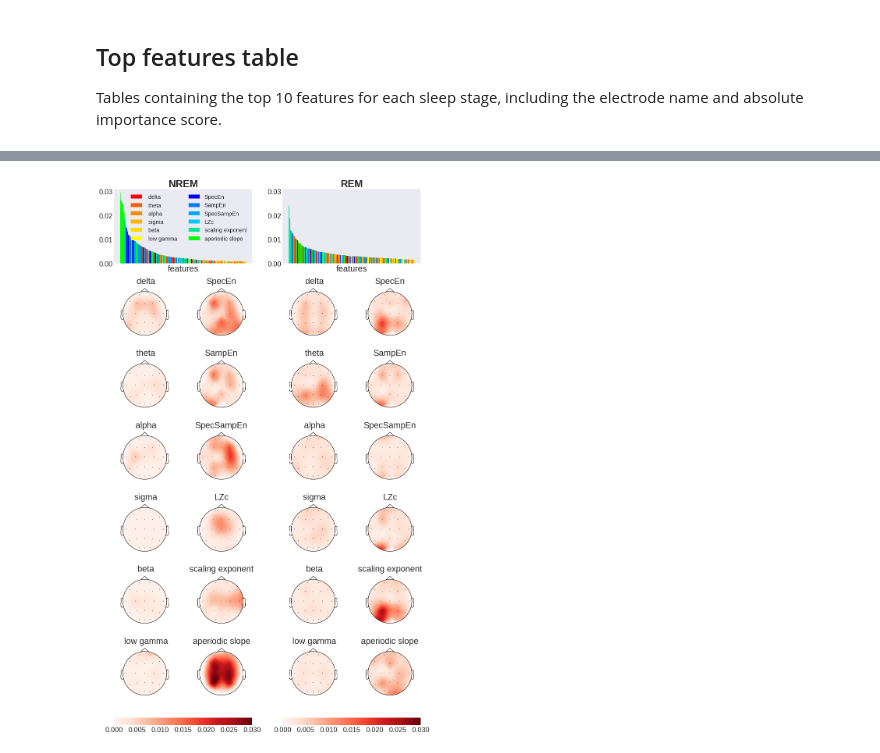
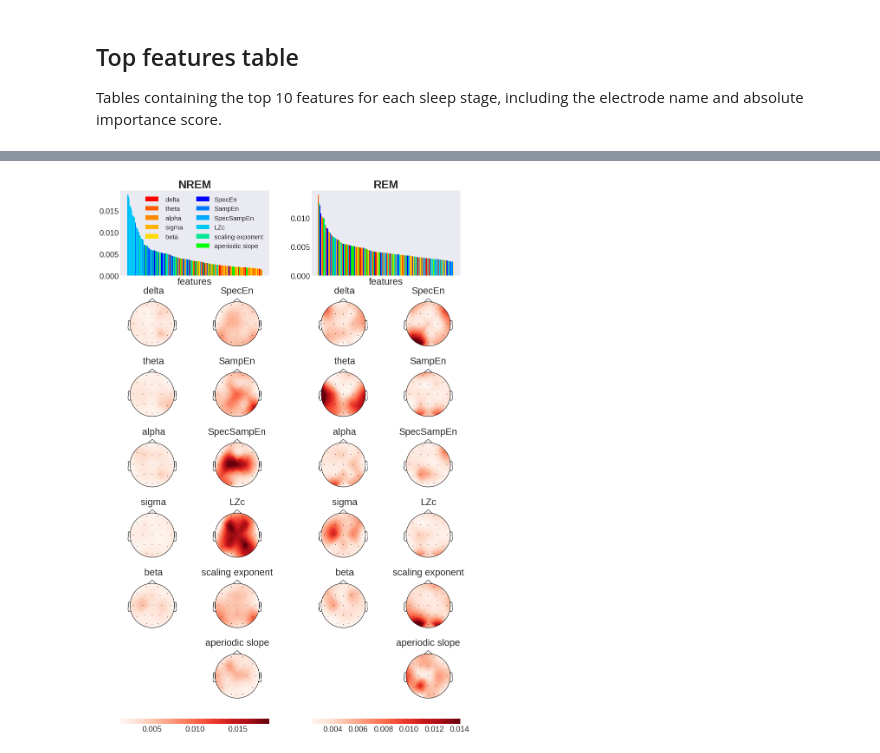
Before and after one commit to PhilippThoelke/caffeine-sleep, a Jupyter notebook: figureNotebooks/MultiFeatureML-Figures.ipynb, the cells around one changed output, grey strips where cells are left out. Saved outputs shown, nothing was run; the diff lists cells and outputs as text; code cells hidden in the pictures.

Commit message:
Update figure notebooks

```diff
--- a/figureNotebooks/MultiFeatureML-Figures.ipynb
+++ b/figureNotebooks/MultiFeatureML-Figures.ipynb
@@ -52,6 +52,11 @@ for stage in STAGES:
         scores[stage] = pickle.load(file)
     with open(os.path.join(RESULTS_PATH, MODEL_DIR, f'feature_names-{stage}{age_suffix}.pickle'), 'rb') as file:
         feature_names[stage] = pickle.load(file)
+
+    ########################
+    ######## remove ########
+    ########################
+    feature_names[stage] = np.array([ft for ft in feature_names[stage] if "Uncorrected" not in ft])
 # %%
 importance_means = {}
 importance_stds = {}
@@ -65,7 +70,7 @@ for stage in STAGES:
     score_means[stage] = np.mean(scores[stage])
     score_stds[stage] = np.std(scores[stage])
 
-FEATURES = ["PSD_delta", "PSD_theta", "PSD_alpha", "PSD_sigma", "PSD_beta", "PSD_low gamma",
+FEATURES = ["PSD_delta", "PSD_theta", "PSD_alpha", "PSD_sigma", "PSD_beta",
             "SpecShanEn", "SampEn", "SpecSampEn", "LZiv", "DFA", "OneOverF"]
 # %%
 def fmt_feat(name):
@@ -80,7 +85,6 @@ feature_colors = {
     'PSD_alpha': '#ff8a00',
     'PSD_sigma': '#ffb300',
     'PSD_beta': '#ffda00',
-    'PSD_low gamma': '#ffff00',
     'SpecShanEn': '#0000ff',
     'SampEn': '#0079ff',
     'SpecSampEn': '#00a8ff',
@@ -108,12 +108,0 @@ Creates bar plots for each sleep stage with color coding for different types of
-# %%
-for stage in STAGES:
-    mask = np.zeros(20, dtype=np.bool)
-    mask[importance_means[stage].argmax() % 20] = True
-    feat = FEATURES[int(importance_means[stage].argmax() / len(importance_means[stage]) * len(FEATURES))]
-    plt.figure()
-    viz.plot_topomap(np.ones(20), sensor_pos, mask=mask,
-                     mask_params=dict(marker='o', markerfacecolor=feature_colors[feat],
-                                      markeredgecolor=feature_colors[feat], markersize=14),
-                     cmap="gray", contours=False, show=False)
-    plt.tight_layout()
-    plt.savefig(f"/tmp/feature_pos_{stage}.png", dpi=300, transparent=True, bbox_inches="tight", pad_inches=0)
@@ -355,4 +158,6 @@ plt.show()
 # %%
+FEATURES_even = ["PSD_delta", "PSD_theta", "PSD_alpha", "PSD_sigma", "PSD_beta", "",
+                 "SpecShanEn", "SampEn", "SpecSampEn", "LZiv", "DFA", "OneOverF"]
 # groups feature importances by feature
 importance = {}
 for stage in STAGES:
@@ -361,14 +166,18 @@ for stage in STAGES:
     importance[stage] = dict([(feature, curr) for feature, curr in zip(features, mean)])
 
 
-def barplot(ax, stage, legend=False, topn=-1, maxy=0.03):
+def barplot(ax, stage, legend=False, topn=-1):
     ax.patch.set_alpha(1)
 
     # get sorted indices for the importances
     indices = np.argsort(importance_means[stage])[::-1][:topn]
 
     # plot bars for each feature
-    for category in FEATURES:
+    for category in FEATURES_even:
+        if len(category) == 0:
+            ax.bar([0], [0], label=" ", width=0, color=(0, 0, 0, 0))
+            continue
+
         mask = [category in name for name in feature_names[stage][indices]]
         if np.sum(mask) > 0:
             name = fmt_feat(category)
@@ -381,21 +190,19 @@ def barplot(ax, stage, legend=False, topn=-1, maxy=0.03):
                    color=feature_colors[category])
     ax.set_xticks([])
     ax.set_xlabel("features", fontsize=fontsize_big)
-    # set y-limits plus 5% padding
-    ax.set_ylim(0, maxy + maxy * 0.05)
     if legend:
         ax.legend(fontsize=fontsize_small, loc="upper right", ncol=2)
 
 
 fontsize_verybig = 26
 fontsize_big = 22
-fontsize_small = 14.5
+fontsize_small = 15
 cmap = "Reds"
 
-n_feat = len(FEATURES)
-fig, axes = plt.subplots(n_feat // 2 + 2, len(STAGES) * 2 + len(STAGES) - 1, figsize=(12, 20),
+n_feat = len(FEATURES_even)
+fig, axes = plt.subplots(n_feat // 2 + 2, len(STAGES) * 2 + len(STAGES) - 1, figsize=(12, 18),
                          gridspec_kw=dict(width_ratios=([0.0, 1, 1] * len(STAGES))[1:],
-                                          height_ratios=[1.5] + [1] * (n_feat // 2) + [0.15]))
+                                          height_ratios=[1.7] + [1] * (n_feat // 2) + [0.11]))
 gs = axes[0,0].get_gridspec()
 
 # remove top and bottom row axes
@@ -411,40 +218,42 @@ for i in range(len(STAGES)):
     barplot_axes.append(fig.add_subplot(gs[0, i * 2 + i : (i + 1) * 2 + i]))
     colorbar_axes.append(fig.add_subplot(gs[-1, i * 2 + i : (i + 1) * 2 + i]))
 
-barplot_maxy = np.max([importance_means[stage] for stage in STAGES])
-
 axes = axes[1:-1, ([False, True, True] * len(STAGES))[1:]]
 for i_stage, stage in enumerate(STAGES):
     # add sleep stage title
     barplot_axes[i_stage].set_title(stage, weight="bold", fontsize=fontsize_verybig)
 
     # draw bar plots
-    barplot(barplot_axes[i_stage], stage, legend=i_stage == 0, maxy=barplot_maxy)
+    barplot(barplot_axes[i_stage], stage, legend=i_stage == 0)
 
     # draw topomaps
-    vmin = min([min(importance[stage][feat]) for feat in FEATURES])
-    vmax = max([max(importance[stage][feat]) for feat in FEATURES])
+    vmin = min([min(importance[stage][feat]) for feat in FEATURES_even if len(feat) > 0])
+    vmax = max([max(importance[stage][feat]) for feat in FEATURES_even if len(feat) > 0])
 
-    vmin, vmax = 0, 0.03
-    for i_feat, feat in enumerate(FEATURES):
+    for i_feat, feat in enumerate(FEATURES_even):
         ax = axes[i_feat % (n_feat // 2), i_feat // (n_feat // 2) + i_stage * 2]
+
+        if len(feat) == 0:
+            ax.axis("off")
+            continue
+
         ax.set_title(fmt_feat(feat), fontsize=fontsize_big)
         viz.plot_topomap(importance[stage][feat],
                          sensor_pos,
                          axes=ax,
                          vmin=vmin,
                          vmax=vmax,
                          cmap=cmap,
                          contours=False,
                          show=False)
 
     mappable = cm.ScalarMappable(norm=colors.Normalize(vmin=vmin, vmax=vmax), cmap=cmap)
     fig.colorbar(mappable, cax=colorbar_axes[i_stage], orientation="horizontal")
 
-plt.tight_layout(w_pad=0)
-fname = "Figure3.pdf" if AGE_GROUP == 0 else "SupFigure4.pdf"
+plt.tight_layout(w_pad=0, h_pad=0)
+fname = "Figure4.pdf"
 # transparent=True breaks the grey axes background but we set savefig.facecolor to transparent which does the trick
 plt.savefig(os.path.join(FIGURE_PATH, fname), bbox_inches="tight")
 plt.show()
 # %% [output]
-[figure, old version]
+[figure, new version]
```
Also changed, not shown: parts of 10 cells of this notebook, 5 other files.
